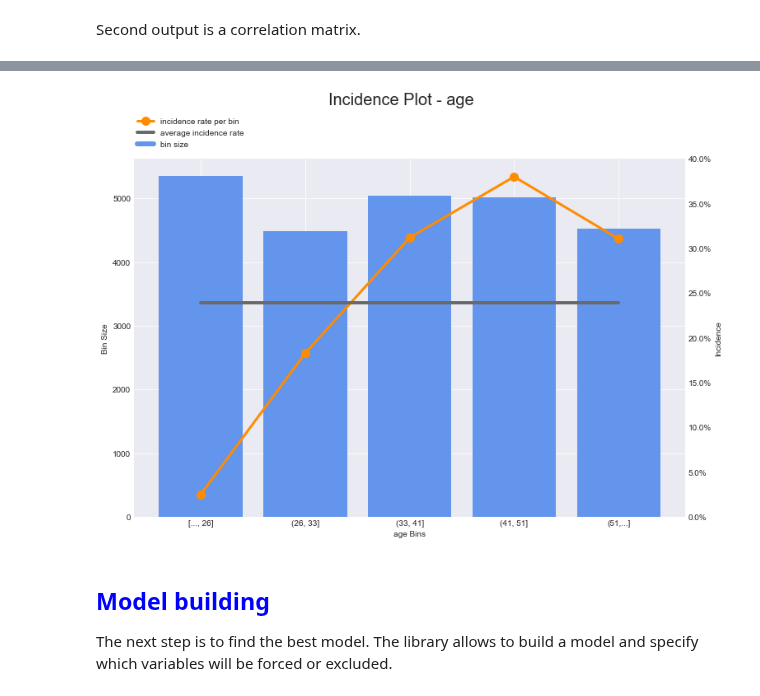
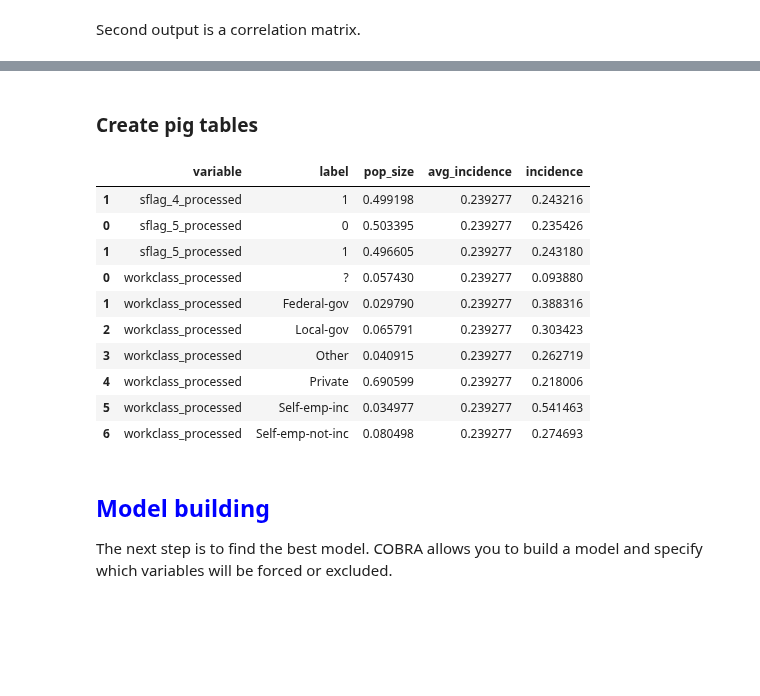
Before and after one commit to PythonPredictions/cobra, a Jupyter notebook: examples/examples.ipynb, the cells around one changed output, grey strips where cells are left out. Drawn from its saved outputs; the diff is of its cells as text; code cells hidden in the pictures; blank space fills up the shorter version.

```diff
--- a/examples/examples.ipynb
+++ b/examples/examples.ipynb
@@ -143,6 +167,23 @@ build.plotCorrMatrix(df_corr,    #Dataframe with correlation
-# %%
-build.plotIncidence(df_transformed,  #Dataframe with transformed dataset
-                    variable='age',  #Which variable should be visualized
-                    dim=(12,8))      #Size of the figure, if not specified, automatically set to (12,8)
-# %% [output]
-[figure, removed]
+# %% [markdown]
+### Create pig tables
+# %%
+columns = [col for col in basetable.columns if col.endswith("_bin") or col.endswith("_processed")]
+# %%
+pigs = generate_pig_tables(basetable[basetable["split"] == "train"],
+                           id_column_name="ID", target_column_name="TARGET",
+                           preprocessed_predictors= columns)
+# %%
+# As you can see below, the pigs DataFrame is idealy suited to export to csv and load into Jan's Excel template!
+pigs.tail(n=10)
+# %% [output]
+|  | variable | label | pop_size | avg_incidence | incidence |
+| 1 | sflag_4_processed | 1 | 0.499198 | 0.239277 | 0.243216 |
+| 0 | sflag_5_processed | 0 | 0.503395 | 0.239277 | 0.235426 |
+| 1 | sflag_5_processed | 1 | 0.496605 | 0.239277 | 0.243180 |
+| 0 | workclass_processed | ? | 0.057430 | 0.239277 | 0.093880 |
+| 1 | workclass_processed | Federal-gov | 0.029790 | 0.239277 | 0.388316 |
+| 2 | workclass_processed | Local-gov | 0.065791 | 0.239277 | 0.303423 |
+| 3 | workclass_processed | Other | 0.040915 | 0.239277 | 0.262719 |
+| 4 | workclass_processed | Private | 0.690599 | 0.239277 | 0.218006 |
+| 5 | workclass_processed | Self-emp-inc | 0.034977 | 0.239277 | 0.541463 |
+| 6 | workclass_processed | Self-emp-not-inc | 0.080498 | 0.239277 | 0.274693 |
@@ -149,3 +192,3 @@ build.plotIncidence(df_transformed,  #Dataframe with transformed dataset
 # %% [markdown]
 ## <font color='blue'>Model building</font>
-The next step is to find the best model. The library allows to build a model and specify which variables will be forced or excluded.
+The next step is to find the best model. COBRA allows you to build a model and specify which variables will be forced or excluded.
```
Also changed, not shown: parts of 50 cells of this notebook.
